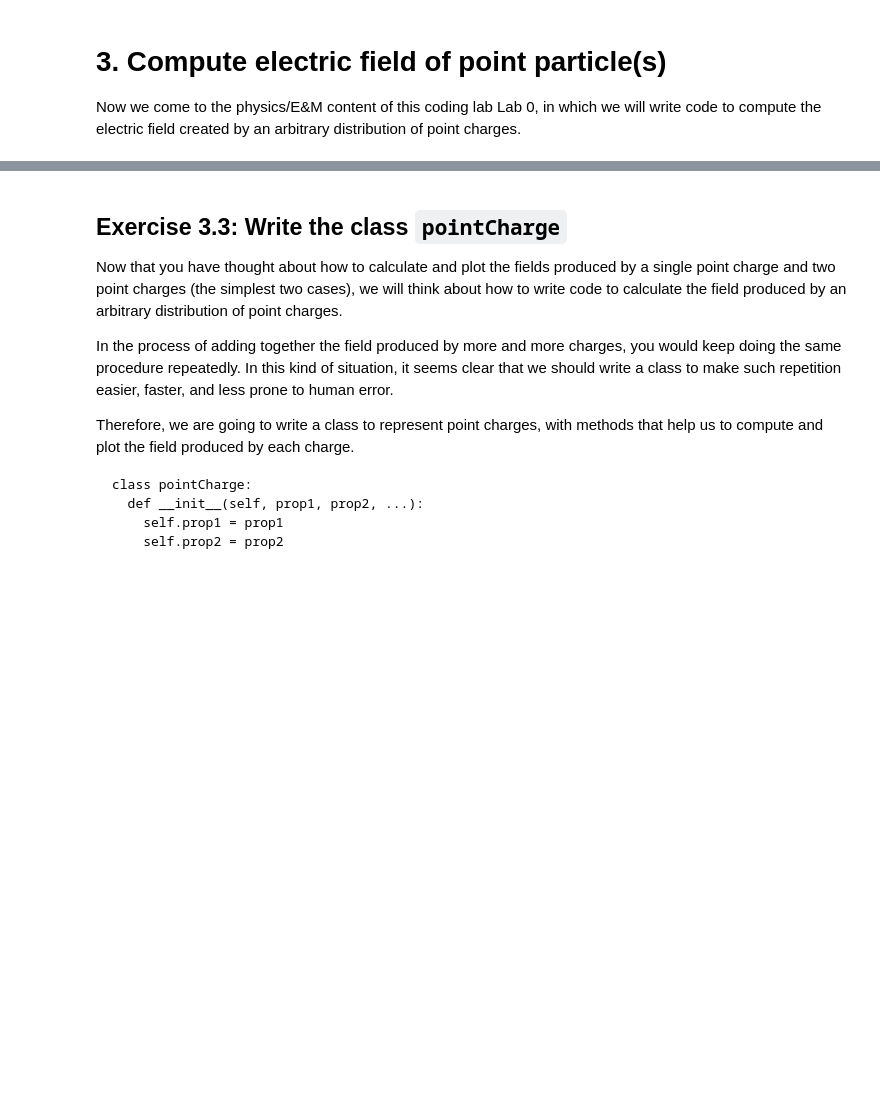
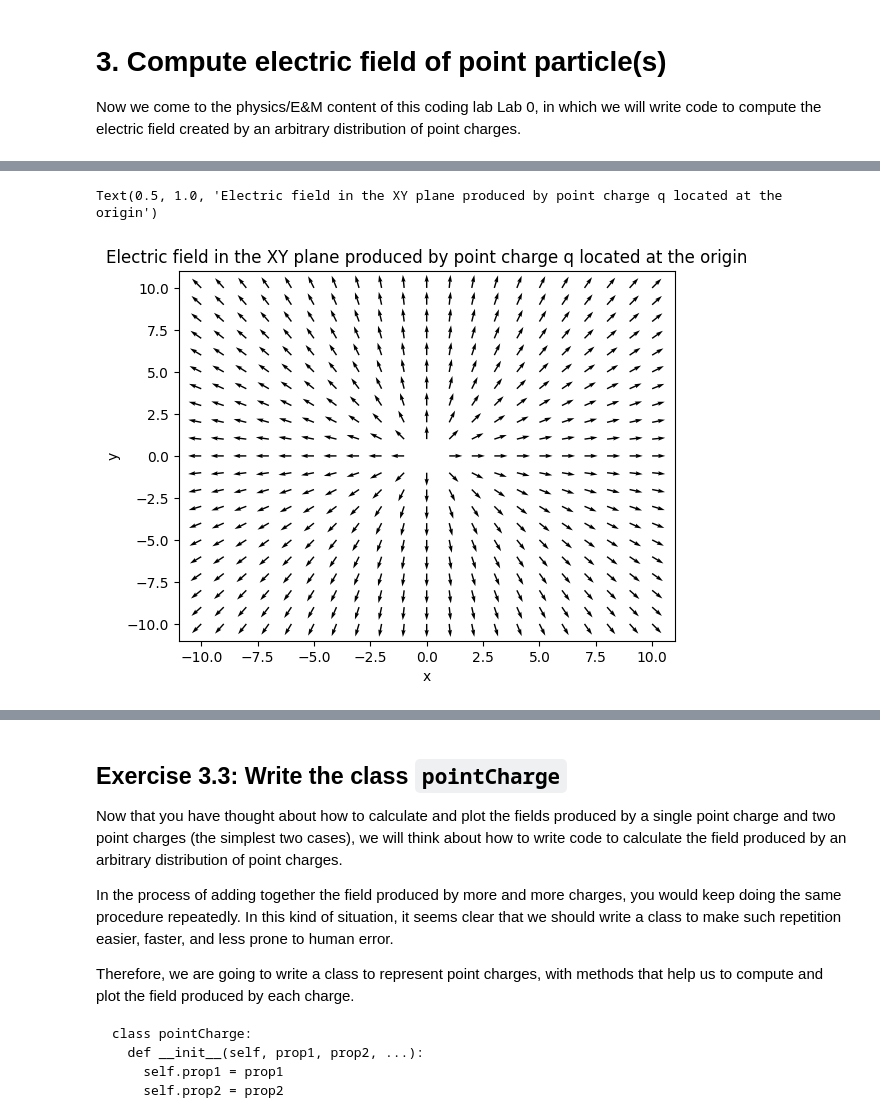
Before and after one commit to lilalitman/Assignment0LilaLitman, a Jupyter notebook: Lab0_IEPII_Spr25.ipynb, the cells around one changed output, grey strips where cells are left out. Drawn from its saved outputs; the diff is of its cells as text; code cells hidden in the pictures; blank space fills up the shorter version.

```diff
--- a/Lab0_IEPII_Spr25.ipynb
+++ b/Lab0_IEPII_Spr25.ipynb
@@ -297,21 +297,24 @@ Hint: use the matplotlib function `quiver`. Your result should look something li
 # %%
 xPts = np.linspace(-10,10,21)
 yPts = np.linspace(-10,10,21)
 x, y = np.meshgrid(xPts, yPts) # define a grid
 
 k = 1 # by definition in this lab
 charge = 1 # define charges in units of q
 
-r = ### TODO: YOUR CODE HERE
-fieldMagnitude = ### TODO: YOUR CODE HERE. Compute the magnitude of the field.
-fieldX = ### TODO: YOUR CODE HERE. Compute the x-component of the field.
-fieldY = ### TODO: YOUR CODE HERE. Compute the y-component of the field.
-fieldZ = ### TODO: YOUR CODE HERE. Compute the z-component of the field.
+r = np.hypot(x,y)
+fieldMagnitude = 1/r**2
+fieldX = x/r
+fieldY = y/r
+fieldZ = np.sqrt(x**2+y**2)/r
 
 plt.quiver(x, y, fieldX, fieldY)
 plt.xlabel('x')
 plt.ylabel('y')
 plt.title('Electric field in the XY plane produced by point charge q located at the origin')
+# %% [output]
+Text(0.5, 1.0, 'Electric field in the XY plane produced by point charge q located at the origin')
+[figure, added]
 # %% [markdown]
 ## Exercise 3.2: Electric dipole field (two point charges)
 
```
